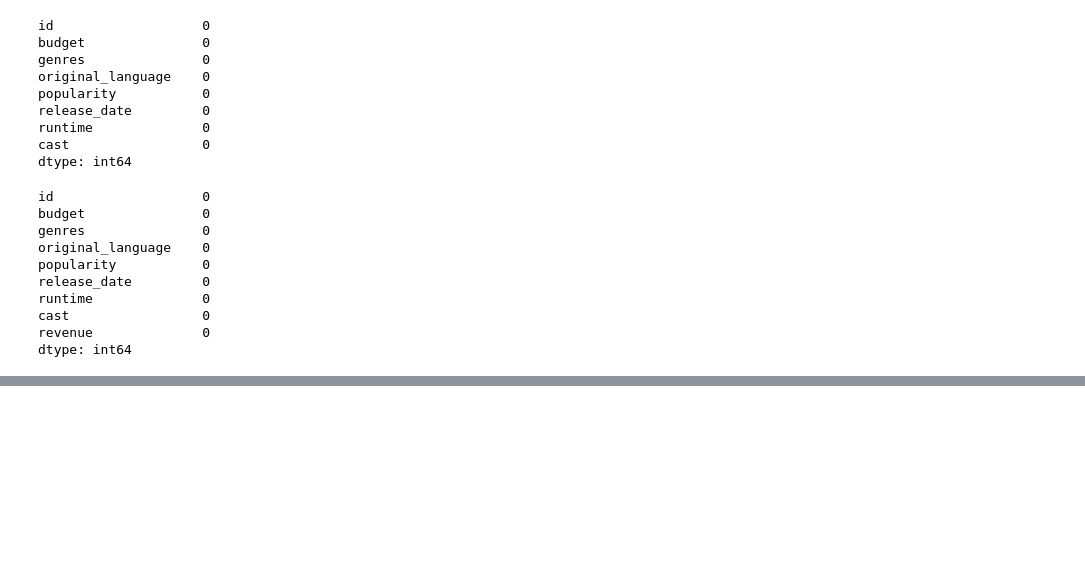
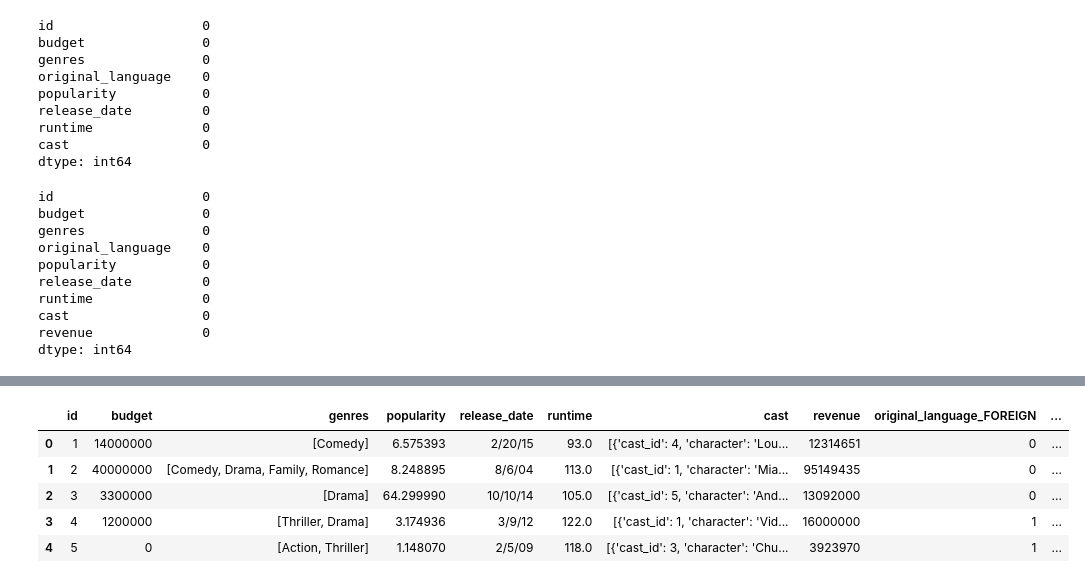
Before and after one commit to harryarthur/TMDB-Box-Office-Prediction, a Jupyter notebook: TMDB-Box-Office-Predictions.ipynb, the cells around one changed output, grey strips where cells are left out. Drawn from its saved outputs; the diff is of its cells as text; code cells hidden in the pictures; blank space fills up the shorter version.

Commit message:
original language cleaned, release date started

```diff
--- a/TMDB-Box-Office-Predictions.ipynb
+++ b/TMDB-Box-Office-Predictions.ipynb
@@ -480,0 +511,2 @@ dtype: int64
+# %%
+train = pd.get_dummies(train, columns=['original_language'])
@@ -480,0 +535,19 @@ dtype: int64
+# %%
+dates = list(train.release_date)
+# %%
+#extract years
+years = list()
+for date in dates:
+    years.append(re.findall('..$',date))
+# %%
+#add years to train df
+train['years']=years
+# %%
+train.head()
+# %% [output]
+|  | id | budget | genres | popularity | release_date | runtime | cast | revenue | original_language_FOREIGN | ... |
+| 0 | 1 | 14000000 | [Comedy] | 6.575393 | 2/20/15 | 93.0 | [{'cast_id': 4, 'character': 'Lou... | 12314651 | 0 | ... |
+| 1 | 2 | 40000000 | [Comedy, Drama, Family, Romance] | 8.248895 | 8/6/04 | 113.0 | [{'cast_id': 1, 'character': 'Mia... | 95149435 | 0 | ... |
+| 2 | 3 | 3300000 | [Drama] | 64.299990 | 10/10/14 | 105.0 | [{'cast_id': 5, 'character': 'And... | 13092000 | 0 | ... |
+| 3 | 4 | 1200000 | [Thriller, Drama] | 3.174936 | 3/9/12 | 122.0 | [{'cast_id': 1, 'character': 'Vid... | 16000000 | 1 | ... |
+| 4 | 5 | 0 | [Action, Thriller] | 1.148070 | 2/5/09 | 118.0 | [{'cast_id': 3, 'character': 'Chu... | 3923970 | 1 | ... |
```
Also changed, not shown: parts of 12 cells of this notebook.
